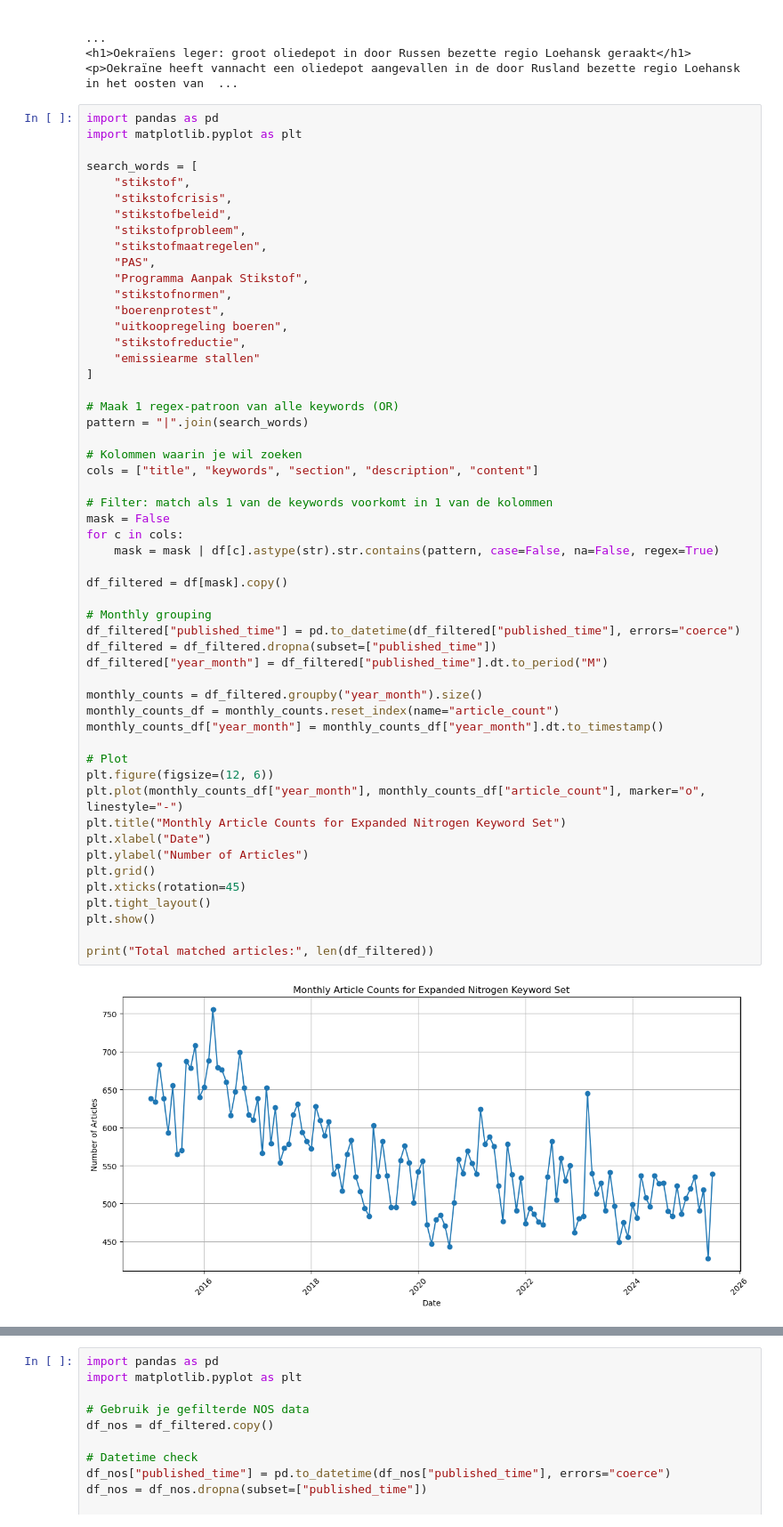
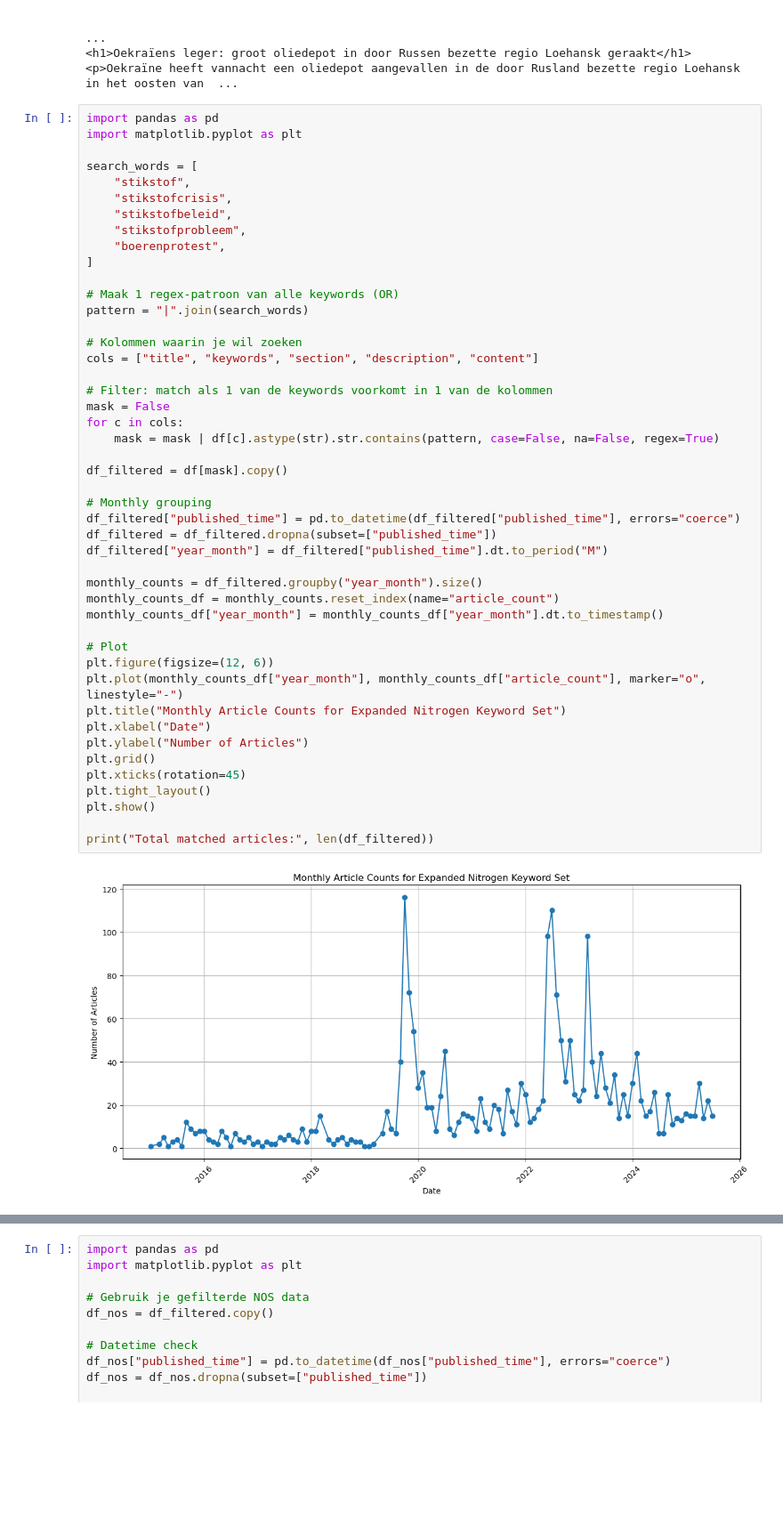
Before and after one commit to pellestam1002/Social_Computing, a Jupyter notebook: data.ipynb, the cells around one changed output, grey strips where cells are left out. Shown at 89% size. Cells and saved outputs as stored; diff of their text form; blank space fills up the shorter version.

```diff
--- a/data.ipynb
+++ b/data.ipynb
@@ -86,14 +86,7 @@ search_words = [
     "stikstofcrisis",
     "stikstofbeleid",
     "stikstofprobleem",
-    "stikstofmaatregelen",
-    "PAS",
-    "Programma Aanpak Stikstof",
-    "stikstofnormen",
     "boerenprotest",
-    "uitkoopregeling boeren",
-    "stikstofreductie",
-    "emissiearme stallen"
 ]
 
 # Maak 1 regex-patroon van alle keywords (OR)
@@ -104,31 +97,31 @@ cols = ["title", "keywords", "section", "description", "content"]
 
 # Filter: match als 1 van de keywords voorkomt in 1 van de kolommen
 mask = False
 for c in cols:
     mask = mask | df[c].astype(str).str.contains(pattern, case=False, na=False, regex=True)
 
 df_filtered = df[mask].copy()
 
 # Monthly grouping
 df_filtered["published_time"] = pd.to_datetime(df_filtered["published_time"], errors="coerce")
 df_filtered = df_filtered.dropna(subset=["published_time"])
 df_filtered["year_month"] = df_filtered["published_time"].dt.to_period("M")
 
 monthly_counts = df_filtered.groupby("year_month").size()
 monthly_counts_df = monthly_counts.reset_index(name="article_count")
 monthly_counts_df["year_month"] = monthly_counts_df["year_month"].dt.to_timestamp()
 
 # Plot
 plt.figure(figsize=(12, 6))
 plt.plot(monthly_counts_df["year_month"], monthly_counts_df["article_count"], marker="o", linestyle="-")
 plt.title("Monthly Article Counts for Expanded Nitrogen Keyword Set")
 plt.xlabel("Date")
 plt.ylabel("Number of Articles")
 plt.grid()
 plt.xticks(rotation=45)
 plt.tight_layout()
 plt.show()
 
 print("Total matched articles:", len(df_filtered))
 # %% [output]
-[figure, old version]
+[figure, new version]
```
Also changed, not shown: parts of 5 cells of this notebook.
